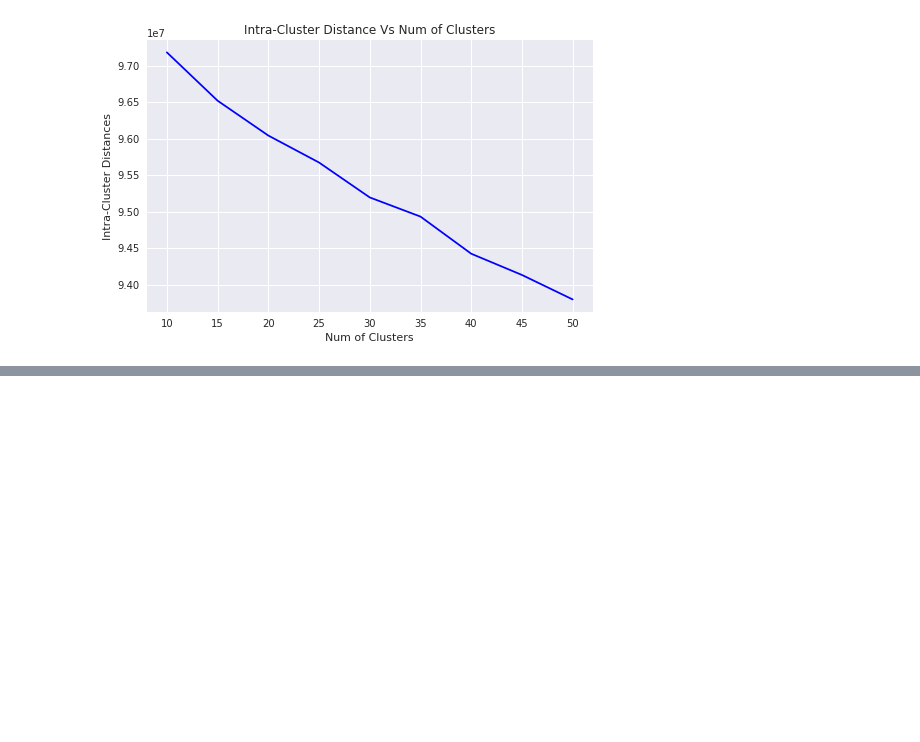
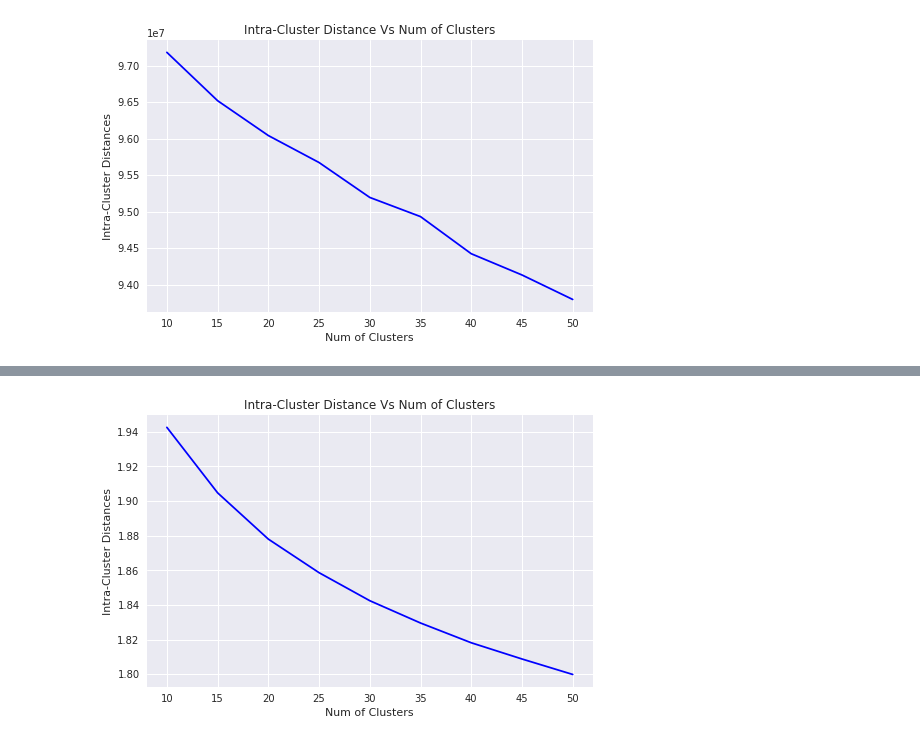
Before and after one commit to sradheya99/ML-Algorithms, a Jupyter notebook: 9.Unsupervised Learning/Unsupervised_AZ.ipynb, the cells around one changed output, grey strips where cells are left out. Drawn from its saved outputs; the diff is of its cells as text; code cells hidden in the pictures; blank space fills up the shorter version.

```diff
--- a/9.Unsupervised Learning/Unsupervised_AZ.ipynb
+++ b/9.Unsupervised Learning/Unsupervised_AZ.ipynb
@@ -274,7 +444,7 @@ def cleanpunc(sentence):
 import re
 i = 0
 list_of_sent = []
-for sent in sorted_data['Text'].values:
+for sent in sorted_data[:100000]['Text'].values:
     filtered_sentence = []
     sent = cleanhtml(sent)
     for w in sent.split():
@@ -306,0 +474,6 @@ w2v_vect = avg_w2v(list_of_sent[:100000], w2v_model)
+# %%
+fitted_models_w2v = kmean_cluster(list_of_sent, None, 'Word2Vec')
+# %%
+find_best_k(fitted_models_w2v)
+# %% [output]
+[figure, added]
```
Also changed, not shown: parts of 35 cells of this notebook.
